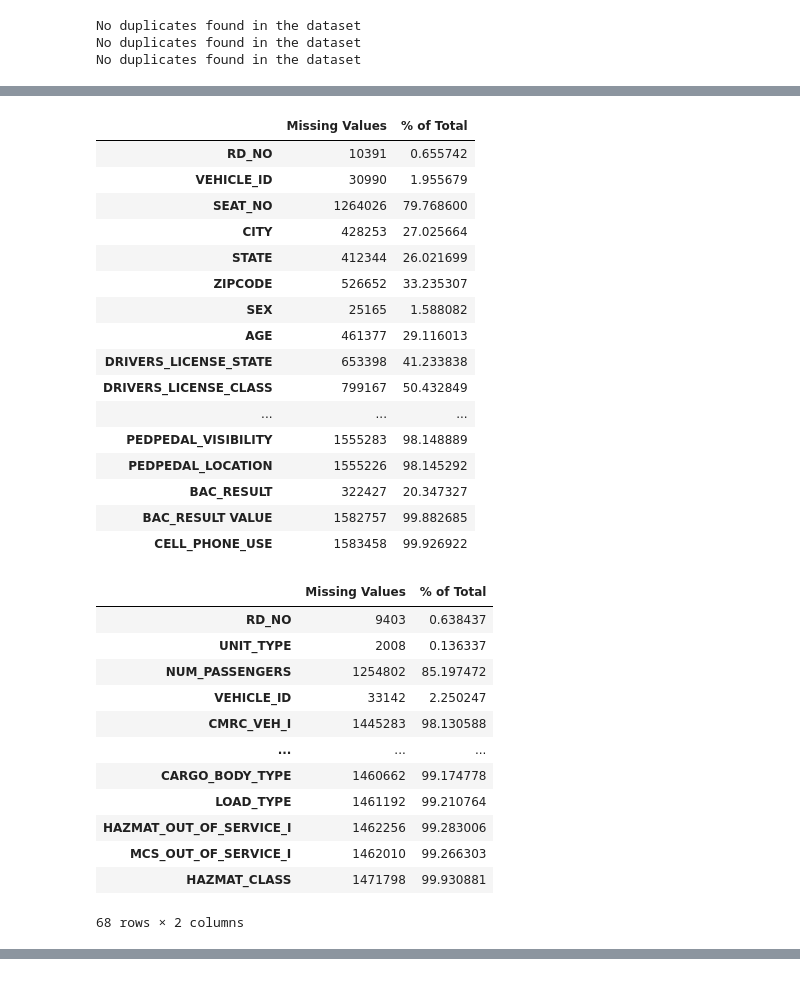
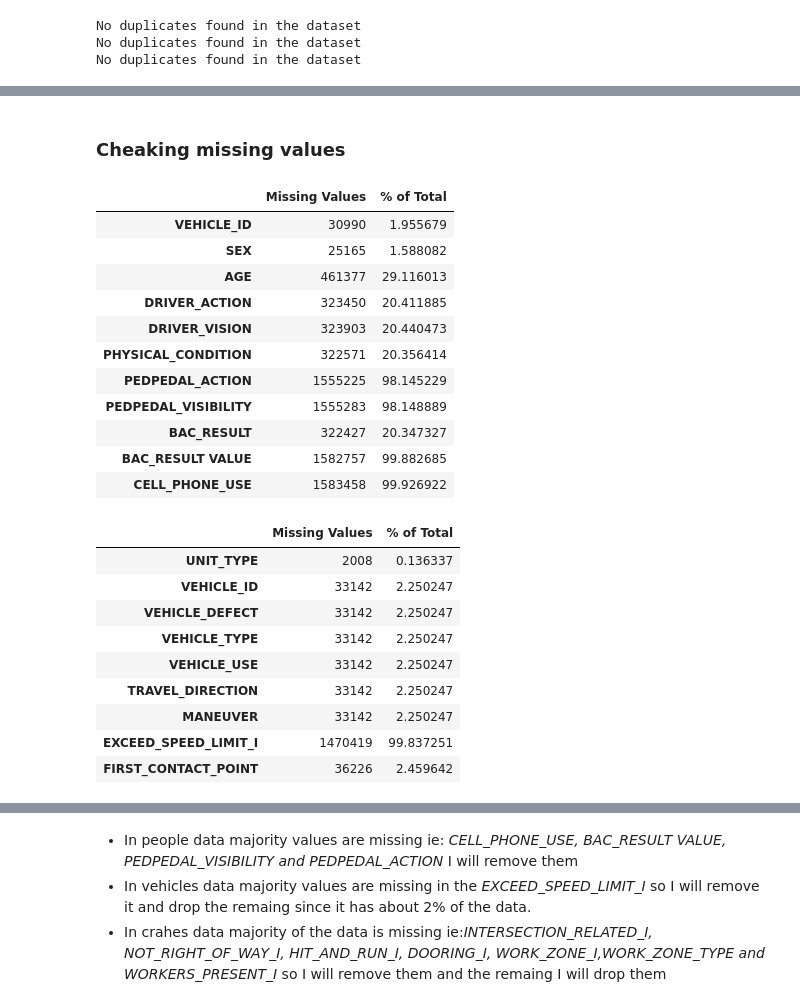
Before and after one commit to Lawez/phase-3-project, a Jupyter notebook: student.ipynb, the cells around one changed output, grey strips where cells are left out. Saved outputs shown, nothing was run; the diff lists cells and outputs as text; code cells hidden in the pictures.

```diff
--- a/student.ipynb
+++ b/student.ipynb
@@ -206,54 +206,83 @@ The data had no duplicates
+# %%
+#dropping columns either not relevant
+people_drop = people[['PERSON_ID', 'RD_NO', 'CRASH_DATE', 'SEAT_NO', 'CITY', 'STATE', 'ZIPCODE',
+       'DRIVERS_LICENSE_STATE', 'DRIVERS_LICENSE_CLASS', 'SAFETY_EQUIPMENT', 'AIRBAG_DEPLOYED', 'EJECTION',
+       'INJURY_CLASSIFICATION', 'HOSPITAL', 'EMS_AGENCY', 'EMS_RUN_NO','PEDPEDAL_LOCATION']]
+# %%
+#dropping columns either not relevant
+vehicles_drop = vehicles[['CRASH_UNIT_ID', 'RD_NO', 'CRASH_DATE',
+       'NUM_PASSENGERS', 'MAKE', 'MODEL', 'VEHICLE_YEAR', 'CMRC_VEH_I',
+       'LIC_PLATE_STATE','TOWED_I', 'FIRE_I', 'OCCUPANT_CNT', 'TOWED_BY',
+       'TOWED_TO', 'AREA_00_I', 'AREA_01_I', 'AREA_02_I', 'AREA_03_I',
+       'AREA_04_I', 'AREA_05_I', 'AREA_06_I', 'AREA_07_I', 'AREA_08_I',
+       'AREA_09_I', 'AREA_10_I', 'AREA_11_I', 'AREA_12_I', 'AREA_99_I',
+       'CMV_ID', 'USDOT_NO', 'CCMC_NO', 'ILCC_NO',
+       'COMMERCIAL_SRC', 'GVWR', 'CARRIER_NAME', 'CARRIER_STATE',
+       'CARRIER_CITY', 'HAZMAT_PLACARDS_I', 'HAZMAT_NAME', 'UN_NO',
+       'HAZMAT_PRESENT_I', 'HAZMAT_REPORT_I', 'HAZMAT_REPORT_NO',
+       'MCS_REPORT_I', 'MCS_REPORT_NO', 'HAZMAT_VIO_CAUSE_CRASH_I',
+       'MCS_VIO_CAUSE_CRASH_I', 'IDOT_PERMIT_NO', 'WIDE_LOAD_I',
+       'TRAILER1_WIDTH', 'TRAILER2_WIDTH', 'TRAILER1_LENGTH',
+       'TRAILER2_LENGTH', 'TOTAL_VEHICLE_LENGTH', 'AXLE_CNT', 'VEHICLE_CONFIG',
+       'CARGO_BODY_TYPE', 'LOAD_TYPE', 'HAZMAT_OUT_OF_SERVICE_I',
+       'MCS_OUT_OF_SERVICE_I', 'HAZMAT_CLASS']]
+# %%
+#dropping columns either not relevant
+crashes_drop = crashes[['RD_NO', 'CRASH_DATE_EST_I', 'CRASH_DATE','LANE_CNT','REPORT_TYPE','DATE_POLICE_NOTIFIED',
+ 'SEC_CONTRIBUTORY_CAUSE','STREET_NO','STREET_DIRECTION', 'STREET_NAME','PHOTOS_TAKEN_I', 'STATEMENTS_TAKEN_I',
+                     'BEAT_OF_OCCURRENCE', 'MOST_SEVERE_INJURY', 'INJURIES_TOTAL','INJURIES_FATAL','INJURIES_INCAPACITATING',
+                     'INJURIES_NON_INCAPACITATING', 'INJURIES_REPORTED_NOT_EVIDENT', 'INJURIES_NO_INDICATION',
+                     'INJURIES_UNKNOWN']]
+# %%
+#dropping columns that are not relevant
+people.drop(columns=people_drop, inplace=True)
+vehicles.drop(columns=vehicles_drop, inplace=True)
+crashes.drop(columns=crashes_drop, inplace=True)
+# %% [markdown]
+### Cheaking missing values
 # %%
 # A function to check for missing values in our dataset
 def check_missing_values(data):
     # Count missing values in each column
     missing_values = data.isnull().sum()
 
     # Convert missing values count to percentage of total rows
-    missing_percent = (missing_values / len(data)) * 100
+    missing_percent = ((missing_values / len(data)) * 100).sort_values(ascending=True)
 
     # Combine the missing values count and percent into a DataFrame
     missing_df = pd.concat([missing_values, missing_percent], axis=1)
     missing_df.columns = ['Missing Values', '% of Total']
 
     # Return only columns with missing values
     missing_df = missing_df[missing_df['Missing Values'] > 0]
 
     return missing_df
 
 # Check missing values in each dataset
 display(check_missing_values(people))
 display(check_missing_values(vehicles))
 display(check_missing_values(crashes))
 # %% [output]
 |  | Missing Values | % of Total |
-| RD_NO | 10391 | 0.655742 |
 | VEHICLE_ID | 30990 | 1.955679 |
-| SEAT_NO | 1264026 | 79.768600 |
-| CITY | 428253 | 27.025664 |
-| STATE | 412344 | 26.021699 |
-| ZIPCODE | 526652 | 33.235307 |
 | SEX | 25165 | 1.588082 |
 | AGE | 461377 | 29.116013 |
-| DRIVERS_LICENSE_STATE | 653398 | 41.233838 |
-| DRIVERS_LICENSE_CLASS | 799167 | 50.432849 |
-| ... | ... | ... |
+| DRIVER_ACTION | 323450 | 20.411885 |
+| DRIVER_VISION | 323903 | 20.440473 |
+| PHYSICAL_CONDITION | 322571 | 20.356414 |
+| PEDPEDAL_ACTION | 1555225 | 98.145229 |
 | PEDPEDAL_VISIBILITY | 1555283 | 98.148889 |
-| PEDPEDAL_LOCATION | 1555226 | 98.145292 |
 | BAC_RESULT | 322427 | 20.347327 |
 | BAC_RESULT VALUE | 1582757 | 99.882685 |
 | CELL_PHONE_USE | 1583458 | 99.926922 |
 |  | Missing Values | % of Total |
-| RD_NO | 9403 | 0.638437 |
 | UNIT_TYPE | 2008 | 0.136337 |
-| NUM_PASSENGERS | 1254802 | 85.197472 |
 | VEHICLE_ID | 33142 | 2.250247 |
-| CMRC_VEH_I | 1445283 | 98.130588 |
-| ... | ... | ... |
-| CARGO_BODY_TYPE | 1460662 | 99.174778 |
-| LOAD_TYPE | 1461192 | 99.210764 |
-| HAZMAT_OUT_OF_SERVICE_I | 1462256 | 99.283006 |
-| MCS_OUT_OF_SERVICE_I | 1462010 | 99.266303 |
-| HAZMAT_CLASS | 1471798 | 99.930881 |
+| VEHICLE_DEFECT | 33142 | 2.250247 |
+| VEHICLE_TYPE | 33142 | 2.250247 |
+| VEHICLE_USE | 33142 | 2.250247 |
+| TRAVEL_DIRECTION | 33142 | 2.250247 |
+| MANEUVER | 33142 | 2.250247 |
+| EXCEED_SPEED_LIMIT_I | 1470419 | 99.837251 |
+| FIRST_CONTACT_POINT | 36226 | 2.459642 |
-68 rows × 2 columns
 |  | Missing Values | % of Total |
@@ -273,3 +296,7 @@ display(check_missing_values(crashes))
 | LATITUDE | 4679 | 0.647336 |
 | LONGITUDE | 4679 | 0.647336 |
 | LOCATION | 4679 | 0.647336 |
+# %% [markdown]
+* In people data majority values are missing ie: *CELL_PHONE_USE, BAC_RESULT VALUE, PEDPEDAL_VISIBILITY and PEDPEDAL_ACTION* I will remove them
+* In vehicles data majority values are missing in the *EXCEED_SPEED_LIMIT_I* so I will remove it and drop the remaing since it has about 2% of the data.
+* In crahes data majority of the data is missing ie:*INTERSECTION_RELATED_I, NOT_RIGHT_OF_WAY_I, HIT_AND_RUN_I, DOORING_I, WORK_ZONE_I,WORK_ZONE_TYPE and WORKERS_PRESENT_I* so I will remove them and the remaing I will drop them
```
Also changed, not shown: parts of 39 cells of this notebook.
